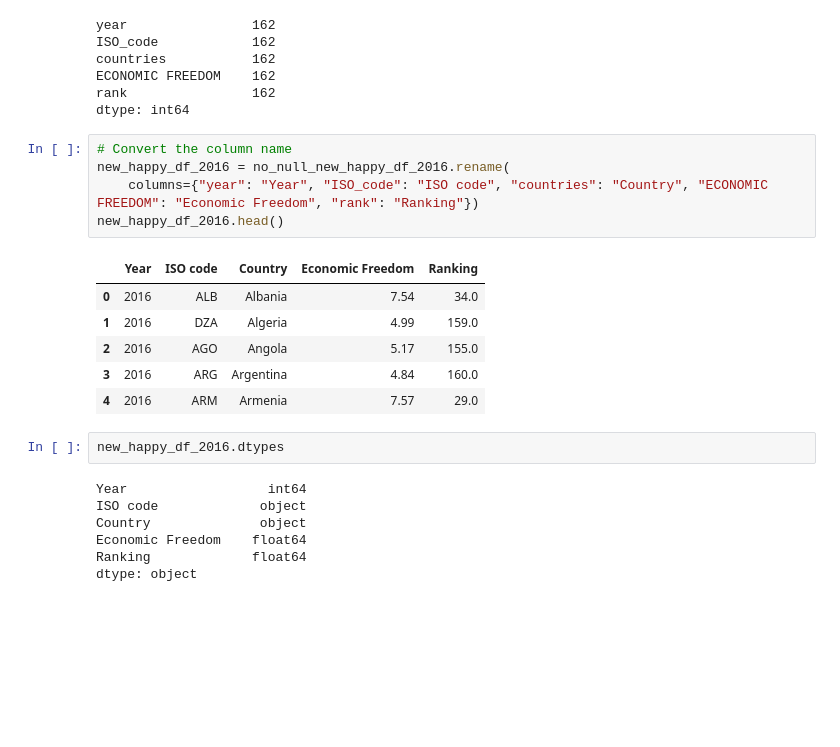
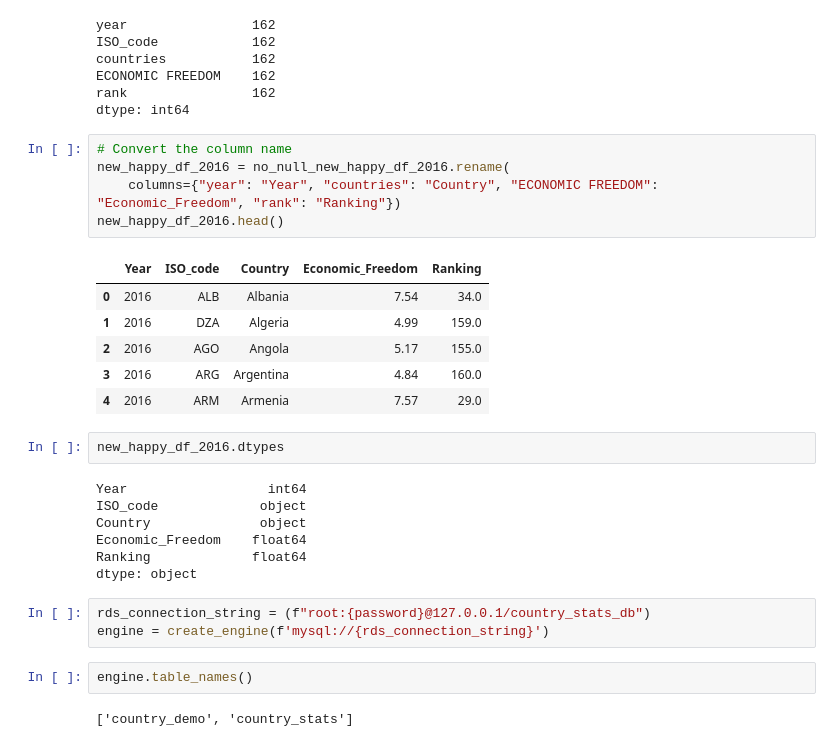
Before and after one commit to emilymorgans1/ETL_project, a Jupyter notebook: Code_File_v1.ipynb, the cells around one changed output. Cells and saved outputs as stored; diff of their text form; blank space fills up the shorter version.

Commit message:
Connecting to MYSQL

```diff
--- a/Code_File_v1.ipynb
+++ b/Code_File_v1.ipynb
@@ -82,10 +105,10 @@ dtype: int64
 # %%
 # Convert the column name
 new_happy_df_2016 = no_null_new_happy_df_2016.rename(
-    columns={"year": "Year", "ISO_code": "ISO code", "countries": "Country", "ECONOMIC FREEDOM": "Economic Freedom", "rank": "Ranking"})
+    columns={"year": "Year", "countries": "Country", "ECONOMIC FREEDOM": "Economic_Freedom", "rank": "Ranking"})
 new_happy_df_2016.head()
 # %% [output]
-|  | Year | ISO code | Country | Economic Freedom | Ranking |
+|  | Year | ISO_code | Country | Economic_Freedom | Ranking |
 | 0 | 2016 | ALB | Albania | 7.54 | 34.0 |
 | 1 | 2016 | DZA | Algeria | 4.99 | 159.0 |
 | 2 | 2016 | AGO | Angola | 5.17 | 155.0 |
@@ -95,8 +118,15 @@ new_happy_df_2016.head()
 new_happy_df_2016.dtypes
 # %% [output]
 Year                  int64
-ISO code             object
+ISO_code             object
 Country              object
-Economic Freedom    float64
+Economic_Freedom    float64
 Ranking             float64
 dtype: object
+# %%
+rds_connection_string = (f"root:{password}@127.0.0.1/country_stats_db")
+engine = create_engine(f'mysql://{rds_connection_string}')
+# %%
+engine.table_names()
+# %% [output]
+['country_demo', 'country_stats']
```
Also changed, not shown: parts of 2 cells of this notebook.
